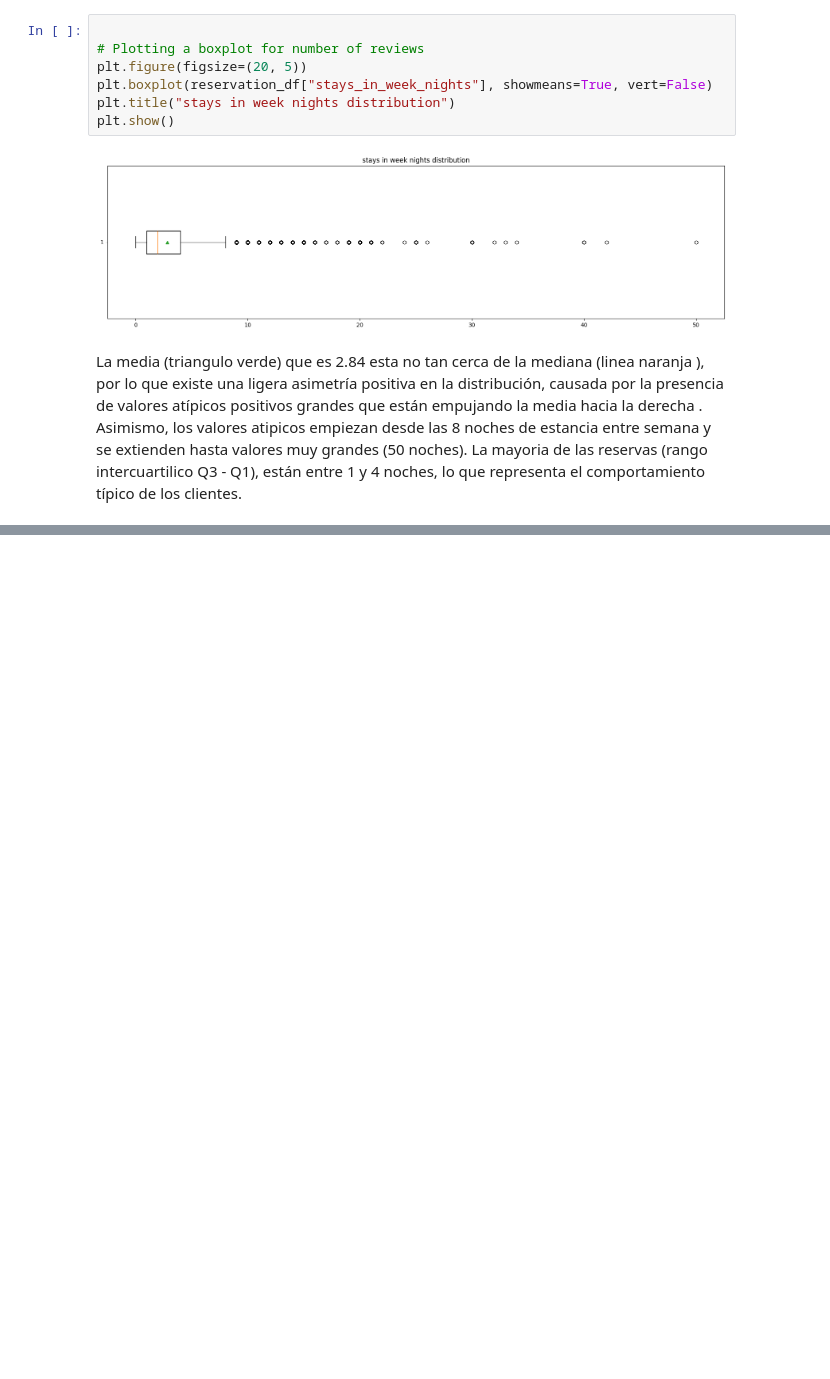
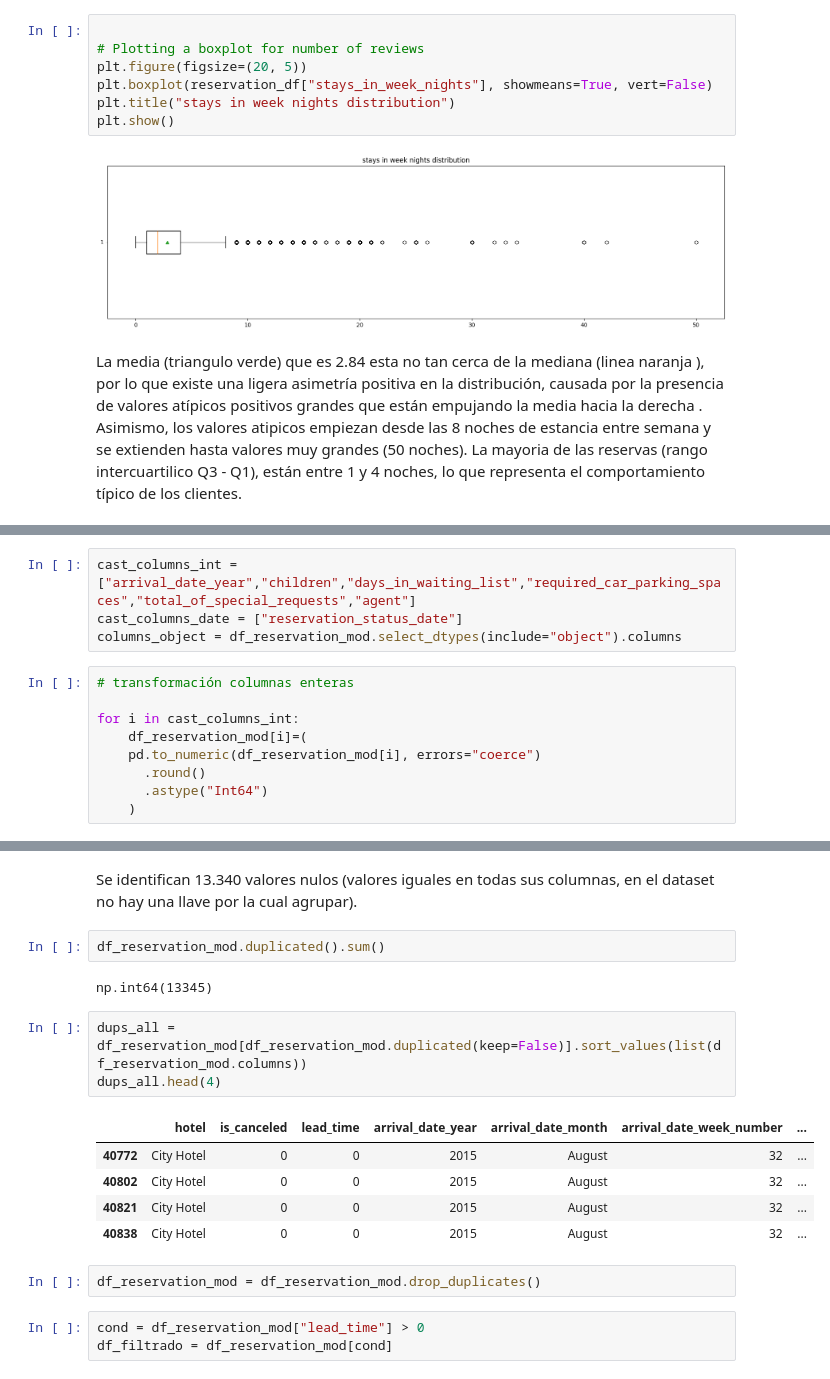
Before and after one commit to leodie1615/taller1, a Jupyter notebook: entendimiento-data.ipynb, the cells around one changed output, grey strips where cells are left out. Drawn from its saved outputs; the diff is of its cells as text; blank space fills up the shorter version.

```diff
--- a/entendimiento-data.ipynb
+++ b/entendimiento-data.ipynb
@@ -251,0 +296,13 @@ La media (triangulo verde) que es 2.84 esta no tan cerca de la mediana (linea na
+# %%
+cast_columns_int = ["arrival_date_year","children","days_in_waiting_list","required_car_parking_spaces","total_of_special_requests","agent"]
+cast_columns_date = ["reservation_status_date"]
+columns_object = df_reservation_mod.select_dtypes(include="object").columns
+# %%
+# transformación columnas enteras
+
+for i in cast_columns_int:
+    df_reservation_mod[i]=(
+    pd.to_numeric(df_reservation_mod[i], errors="coerce")
+      .round()
+      .astype("Int64")
+    )
@@ -251,0 +323,20 @@ La media (triangulo verde) que es 2.84 esta no tan cerca de la mediana (linea na
+# %% [markdown]
+Se identifican 13.340 valores nulos (valores iguales en todas sus columnas, en el dataset no hay una llave por la cual agrupar).
+# %%
+df_reservation_mod.duplicated().sum()
+# %% [output]
+np.int64(13345)
+# %%
+dups_all = df_reservation_mod[df_reservation_mod.duplicated(keep=False)].sort_values(list(df_reservation_mod.columns))
+dups_all.head(4)
+# %% [output]
+|  | hotel | is_canceled | lead_time | arrival_date_year | arrival_date_month | arrival_date_week_number | ... |
+| 40772 | City Hotel | 0 | 0 | 2015 | August | 32 | ... |
+| 40802 | City Hotel | 0 | 0 | 2015 | August | 32 | ... |
+| 40821 | City Hotel | 0 | 0 | 2015 | August | 32 | ... |
+| 40838 | City Hotel | 0 | 0 | 2015 | August | 32 | ... |
+# %%
+df_reservation_mod = df_reservation_mod.drop_duplicates()
+# %%
+cond = df_reservation_mod["lead_time"] > 0
+df_filtrado = df_reservation_mod[cond]
```
Also changed, not shown: parts of 13 cells of this notebook.
